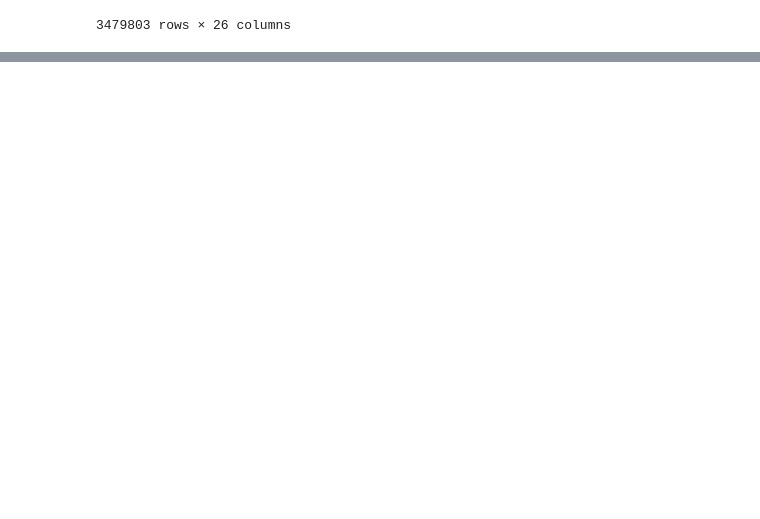
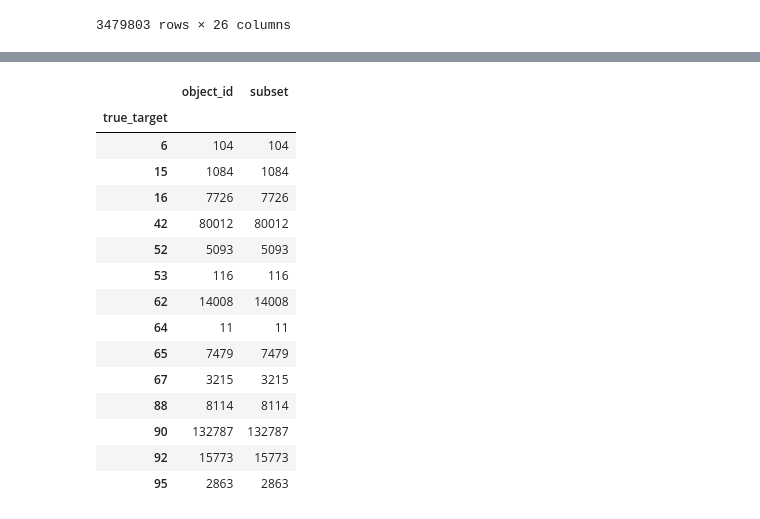
Before and after one commit to dnlmoreno/VT_Model_for_LightCurves_Classification, a Jupyter notebook: notebooks/generate_test_partition.ipynb, the cells around one changed output, grey strips where cells are left out. Drawn from its saved outputs; the diff is of its cells as text; code cells hidden in the pictures; blank space fills up the shorter version.

```diff
--- a/notebooks/generate_test_partition.ipynb
+++ b/notebooks/generate_test_partition.ipynb
@@ -26,0 +63,4 @@ df_metadata_test
+# %%
+df_obj_label_test = df_metadata_test[df_metadata_test.object_id.isin(test_2M.object_id)][['object_id', 'true_target']].reset_index(drop=True)
+df_obj_label_train_val = df_metadata_test[~df_metadata_test.object_id.isin(test_2M.object_id)][['object_id', 'true_target']].reset_index(drop=True)
+df_obj_label_train_val
@@ -26,0 +174,7 @@ df_metadata_test
+# %%
+##### AQUI TENGO QUE DECIDIR CUANTO OCUPAR
+df_obj_aux = df_obj_label_train_val.copy()
+#df_obj_aux = filtered_df.copy()
+
+path_save_split = f'data/lightcurves/plasticc/partitions/test/stratified_5fold_splits_{df_obj_aux.shape[0]}_objs.parquet'
+path_save_split
@@ -26,0 +183,31 @@ df_metadata_test
+# %%
+from sklearn.model_selection import StratifiedKFold
+import os
+
+# Crear la carpeta si no existe
+os.makedirs(os.path.dirname(path_save_split), exist_ok=True)
+
+# Verificar si el archivo existe
+if os.path.exists(path_save_split):
+    # Abrir el archivo
+    df_partitions = pd.read_parquet(path_save_split)
+    print("Archivo de partición cargado correctamente.")
+else:
+    # Crear el objeto StratifiedKFold
+    skf = StratifiedKFold(n_splits=5, shuffle=True, random_state=42)
+
+    # Particionar el dataset
+    df_partitions = []
+    for fold, (train_idx, val_idx) in enumerate(skf.split(df_obj_aux['object_id'], df_obj_aux['true_target'])):
+        train_data = df_obj_aux.loc[train_idx]
+        val_data = df_obj_aux.loc[val_idx]
+        train_data['subset'] = f'train_{fold}'
+        val_data['subset'] = f'val_{fold}'
+        df_partitions.append(pd.concat([val_data, train_data]))
+
+    df_partitions = pd.concat(df_partitions).reset_index(drop=True)
+    df_obj_label_test['subset'] = 'test'
+    df_partitions = pd.concat([df_partitions, df_obj_label_test]).reset_index(drop=True)
+    df_partitions.to_parquet(f'{path_save_split}')
+
+df_partitions
@@ -26,0 +252,19 @@ df_metadata_test
+# %%
+df_partitions[df_partitions['subset'] == 'val_0'].groupby('true_target').count()
+# %% [output]
+|  | object_id | subset |
+| true_target |  |  |
+| 6 | 104 | 104 |
+| 15 | 1084 | 1084 |
+| 16 | 7726 | 7726 |
+| 42 | 80012 | 80012 |
+| 52 | 5093 | 5093 |
+| 53 | 116 | 116 |
+| 62 | 14008 | 14008 |
+| 64 | 11 | 11 |
+| 65 | 7479 | 7479 |
+| 67 | 3215 | 3215 |
+| 88 | 8114 | 8114 |
+| 90 | 132787 | 132787 |
+| 92 | 15773 | 15773 |
+| 95 | 2863 | 2863 |
```
Also changed, not shown: parts of 11 cells of this notebook, 26 other files.
